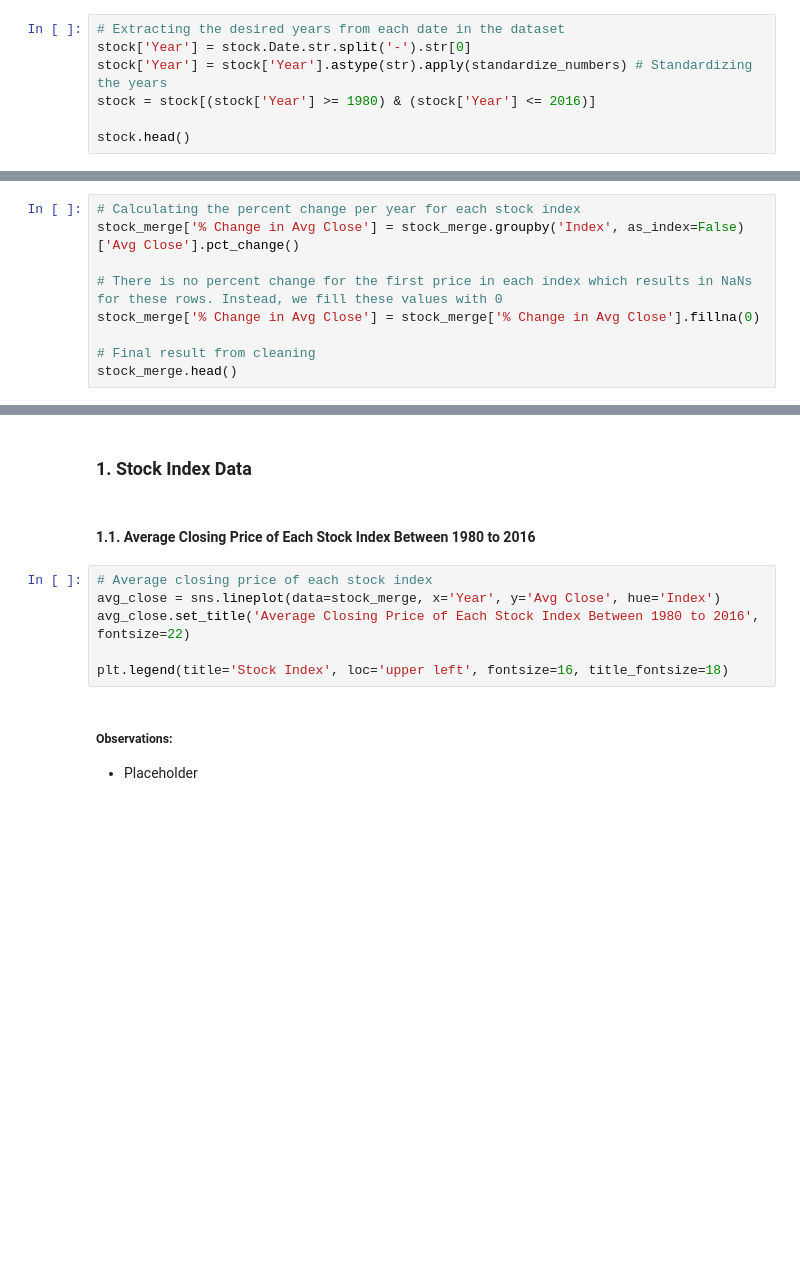
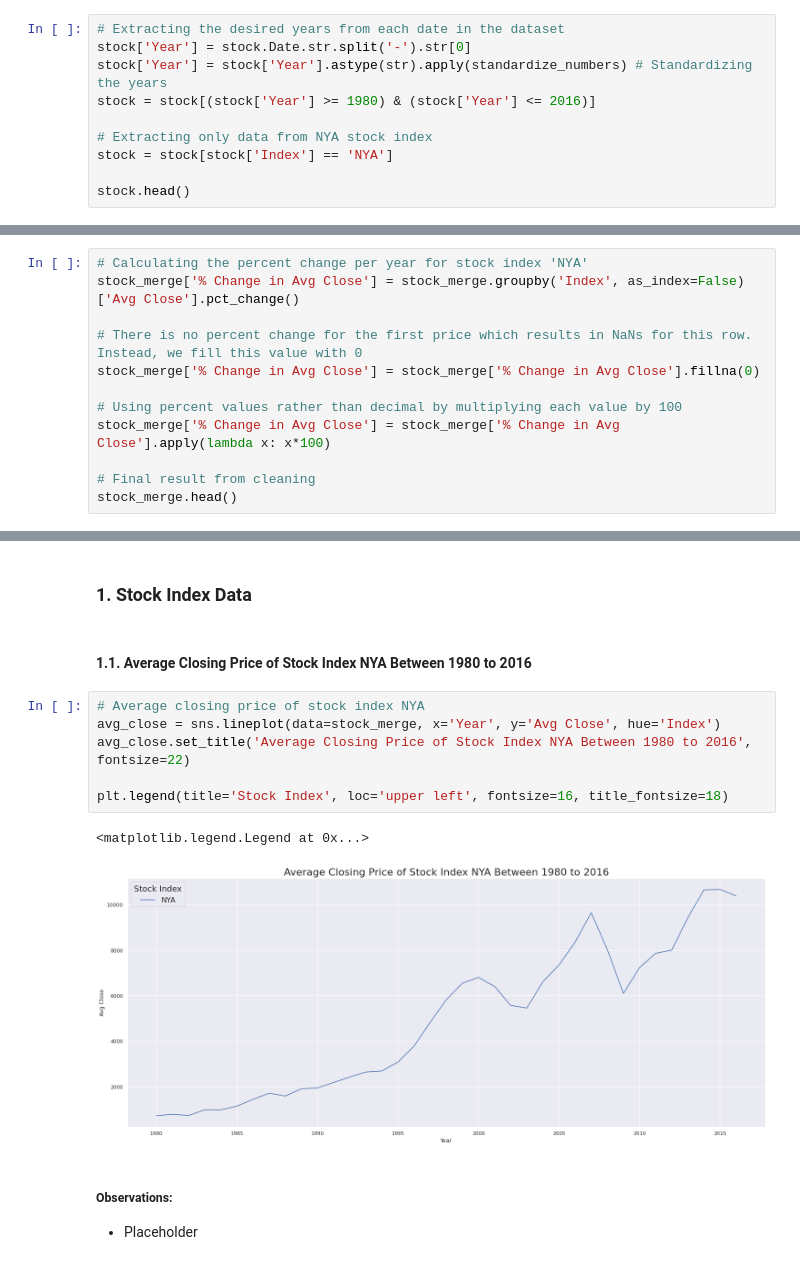
Before and after one commit to jal004/COGS108_SP22_Group009_Project, a Jupyter notebook: FinalProjectGroup009Sp22.ipynb, the cells around one changed output, grey strips where cells are left out. Drawn from its saved outputs; the diff is of its cells as text; blank space fills up the shorter version.

Commit message:
only using nya index

```diff
--- a/FinalProjectGroup009Sp22.ipynb
+++ b/FinalProjectGroup009Sp22.ipynb
@@ -182,4 +220,7 @@ stock['Year'] = stock.Date.str.split('-').str[0]
 stock['Year'] = stock['Year'].astype(str).apply(standardize_numbers) # Standardizing the years
 stock = stock[(stock['Year'] >= 1980) & (stock['Year'] <= 2016)]
 
+# Extracting only data from NYA stock index
+stock = stock[stock['Index'] == 'NYA']
+
 stock.head()
@@ -225,11 +301,14 @@ stock_merge.head()
 # %% [markdown]
 ### 1.5. Adding Percent Change in Average Close Price Column
 # %%
-# Calculating the percent change per year for each stock index
+# Calculating the percent change per year for stock index 'NYA'
 stock_merge['% Change in Avg Close'] = stock_merge.groupby('Index', as_index=False)['Avg Close'].pct_change()
 
-# There is no percent change for the first price in each index which results in NaNs for these rows. Instead, we fill these values with 0
+# There is no percent change for the first price which results in NaNs for this row. Instead, we fill this value with 0
 stock_merge['% Change in Avg Close'] = stock_merge['% Change in Avg Close'].fillna(0)
+
+# Using percent values rather than decimal by multiplying each value by 100
+stock_merge['% Change in Avg Close'] = stock_merge['% Change in Avg Close'].apply(lambda x: x*100)
 
 # Final result from cleaning
 stock_merge.head()
@@ -470,13 +724,16 @@ sns.set(rc = {'figure.figsize':(25,10)})
 # %% [markdown]
 ### 1. Stock Index Data
 # %% [markdown]
-#### 1.1. Average Closing Price of Each Stock Index Between 1980 to 2016
+#### 1.1. Average Closing Price of Stock Index NYA Between 1980 to 2016
 # %%
-# Average closing price of each stock index
+# Average closing price of stock index NYA
 avg_close = sns.lineplot(data=stock_merge, x='Year', y='Avg Close', hue='Index')
-avg_close.set_title('Average Closing Price of Each Stock Index Between 1980 to 2016', fontsize=22)
+avg_close.set_title('Average Closing Price of Stock Index NYA Between 1980 to 2016', fontsize=22)
 
 plt.legend(title='Stock Index', loc='upper left', fontsize=16, title_fontsize=18)
+# %% [output]
+<matplotlib.legend.Legend at 0x...>
+[figure, added]
 # %% [markdown]
 ##### Observations:
 - Placeholder
```
Also changed, not shown: parts of 54 cells of this notebook.
